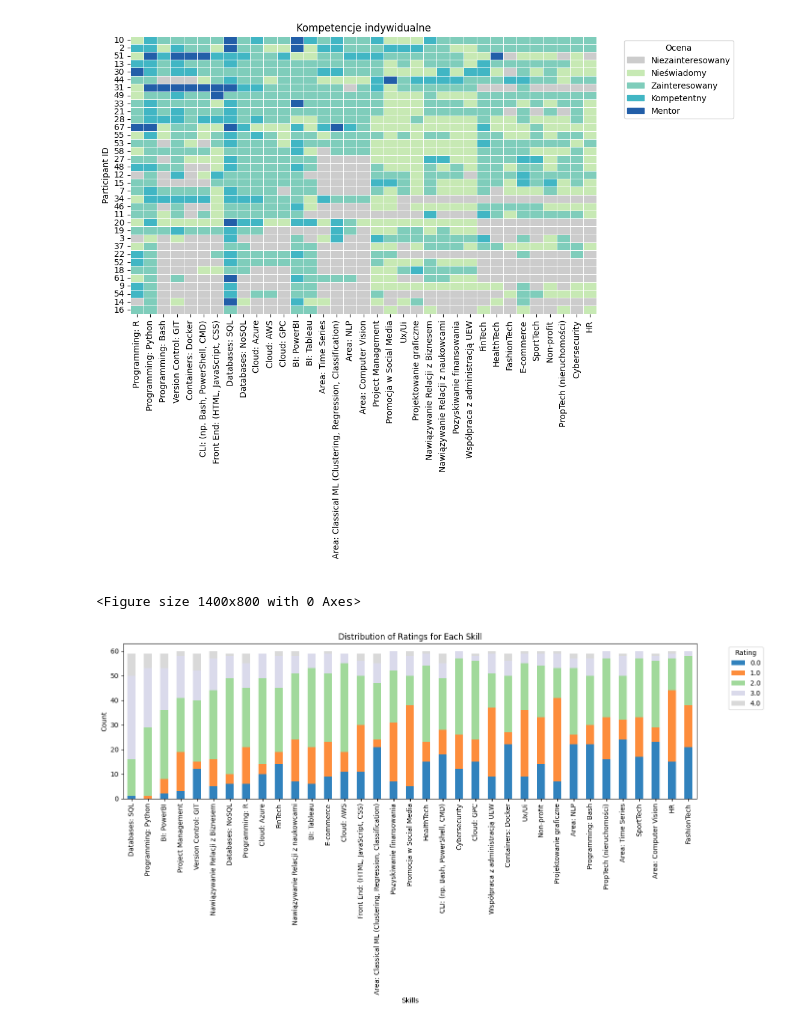
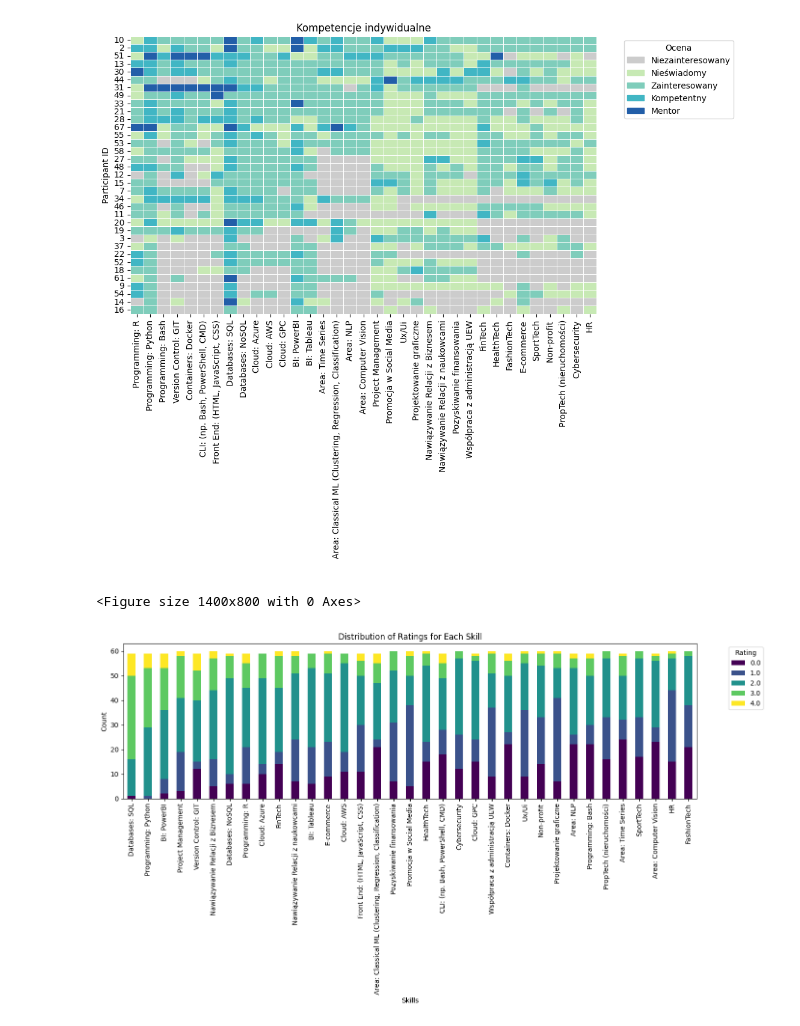
Before and after one commit to Zdanekk/Projekt-people-analytics, a Jupyter notebook: notebooks/03_ExploratoryDataAnalysis.ipynb, the cells around one changed output. Cells and saved outputs as stored; diff of their text form; code cells hidden in the pictures.

```diff
--- a/notebooks/03_ExploratoryDataAnalysis.ipynb
+++ b/notebooks/03_ExploratoryDataAnalysis.ipynb
@@ -188,32 +150,34 @@ plt.show()
 # %%
 
 numeric_data = data_filtered.drop(columns=['Participant ID'])
 
 # Calculate the mean rating for each skill
 mean_ratings = numeric_data.mean(numeric_only=True)
 
 # Sort the columns by mean rating in descending order
 sorted_columns = mean_ratings.sort_values(ascending=False).index
 sorted_data = numeric_data[sorted_columns]
 
 # Plot the distribution of ratings for each skill
 plt.figure(figsize=(14, 8))
 
+cmap = ListedColormap(plt.cm.viridis(np.linspace(0, 1, sorted_data.apply(pd.Series.value_counts).shape[0])))
 # Create a stacked bar plot
-sorted_data.apply(pd.Series.value_counts).fillna(0).sort_index().T.plot(kind='bar', stacked=True, colormap='tab20c', figsize=(14, 8))
+sorted_data.apply(pd.Series.value_counts).fillna(0).sort_index().T.plot(kind='bar', stacked=True, colormap=cmap, figsize=(14, 8))
+
 
 plt.title('Distribution of Ratings for Each Skill')
 plt.xlabel('Skills')
 plt.ylabel('Count')
 plt.xticks(rotation=90)
 plt.legend(title='Rating', bbox_to_anchor=(1.05, 1), loc='upper left')
 plt.tight_layout()
 
 # Save and display the plot
 plt.show()
 # %% [output]
 <Figure size 1400x800 with 0 Axes>
-[figure, old version]
+[figure, new version]
 # %%
 
 from sklearn.preprocessing import StandardScaler
```
Also changed, not shown: parts of 5 cells of this notebook, 2 other files.
